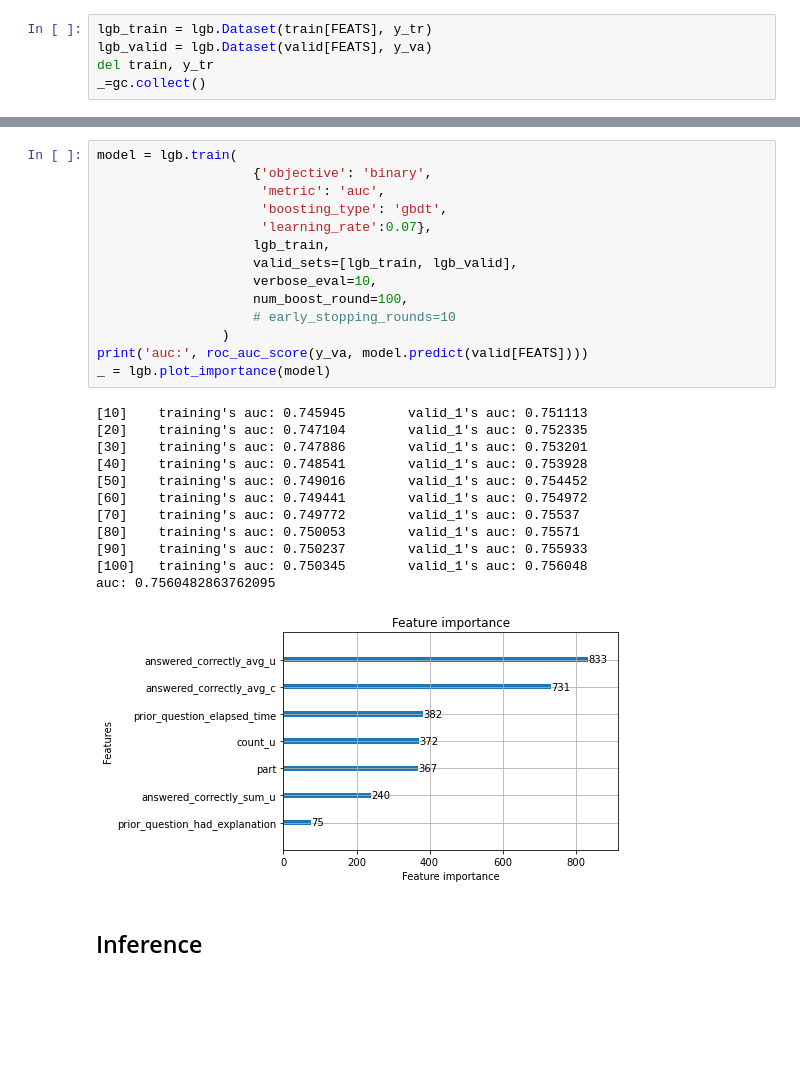
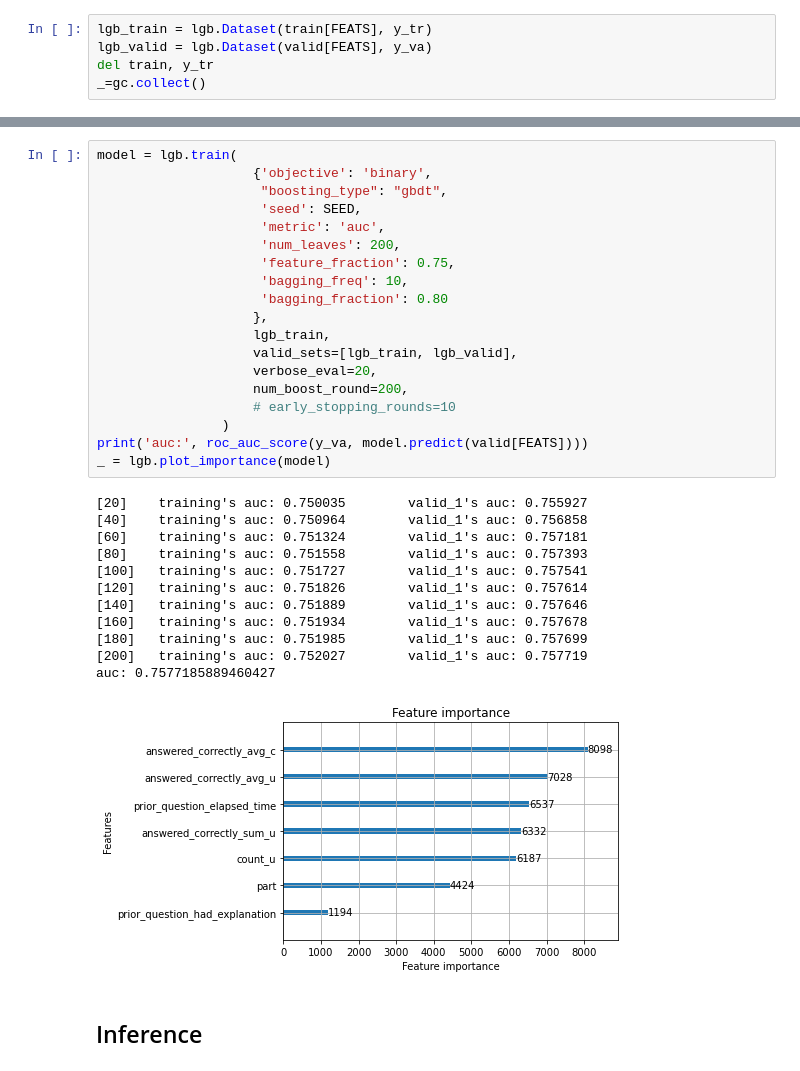
Before and after one commit to satorushibata0627/Publishment, a Jupyter notebook: Kaggle_Python3_LGBM_with_Loop_Feature_Engineering_Tuning.ipynb, the cells around one changed output, grey strips where cells are left out. Drawn from its saved outputs; the diff is of its cells as text; blank space fills up the shorter version.

```diff
--- a/Kaggle_Python3_LGBM_with_Loop_Feature_Engineering_Tuning.ipynb
+++ b/Kaggle_Python3_LGBM_with_Loop_Feature_Engineering_Tuning.ipynb
@@ -122,30 +139,35 @@ _=gc.collect()
 # %%
 model = lgb.train(
                     {'objective': 'binary',
+                     "boosting_type": "gbdt",
+                     'seed': SEED,
                      'metric': 'auc',
-                     'boosting_type': 'gbdt',
-                     'learning_rate':0.07},
+                     'num_leaves': 200,
+                     'feature_fraction': 0.75,
+                     'bagging_freq': 10,
+                     'bagging_fraction': 0.80
+                    },
                     lgb_train,
                     valid_sets=[lgb_train, lgb_valid],
-                    verbose_eval=10,
-                    num_boost_round=100,
+                    verbose_eval=20,
+                    num_boost_round=200,
                     # early_stopping_rounds=10
                 )
 print('auc:', roc_auc_score(y_va, model.predict(valid[FEATS])))
 _ = lgb.plot_importance(model)
 # %% [output]
-[10]    training's auc: 0.745945        valid_1's auc: 0.751113
-[20]    training's auc: 0.747104        valid_1's auc: 0.752335
-[30]    training's auc: 0.747886        valid_1's auc: 0.753201
-[40]    training's auc: 0.748541        valid_1's auc: 0.753928
-[50]    training's auc: 0.749016        valid_1's auc: 0.754452
-[60]    training's auc: 0.749441        valid_1's auc: 0.754972
-[70]    training's auc: 0.749772        valid_1's auc: 0.75537
-[80]    training's auc: 0.750053        valid_1's auc: 0.75571
-[90]    training's auc: 0.750237        valid_1's auc: 0.755933
-[100]   training's auc: 0.750345        valid_1's auc: 0.756048
-auc: 0.7560482863762095
+[20]    training's auc: 0.750035        valid_1's auc: 0.755927
+[40]    training's auc: 0.750964        valid_1's auc: 0.756858
+[60]    training's auc: 0.751324        valid_1's auc: 0.757181
+[80]    training's auc: 0.751558        valid_1's auc: 0.757393
+[100]   training's auc: 0.751727        valid_1's auc: 0.757541
+[120]   training's auc: 0.751826        valid_1's auc: 0.757614
+[140]   training's auc: 0.751889        valid_1's auc: 0.757646
+[160]   training's auc: 0.751934        valid_1's auc: 0.757678
+[180]   training's auc: 0.751985        valid_1's auc: 0.757699
+[200]   training's auc: 0.752027        valid_1's auc: 0.757719
+auc: 0.7577185889460427
-[figure, old version]
+[figure, new version]
 # %% [markdown]
 ## Inference
 # %%
```
Also changed, not shown: parts of 3 cells of this notebook.
